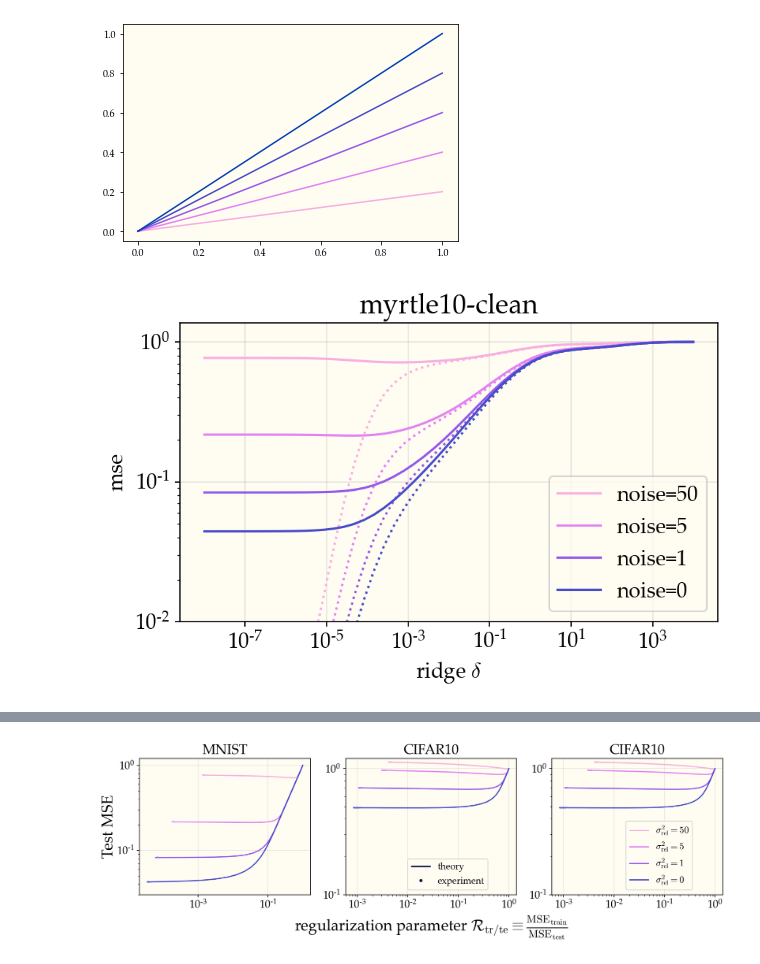
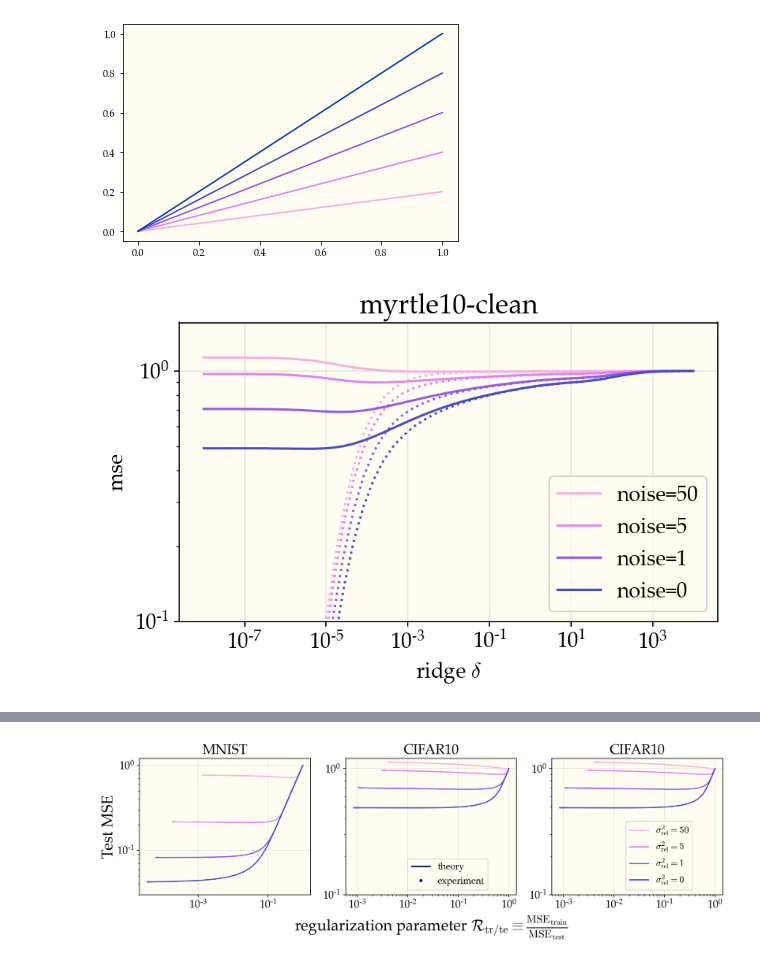
Before and after one commit to dkarkada/more-is-better, a Jupyter notebook: powerlaws.ipynb, the cells around one changed output, grey strips where cells are left out. Cells and saved outputs as stored; diff of their text form; code cells hidden in the pictures.

```diff
--- a/powerlaws.ipynb
+++ b/powerlaws.ipynb
@@ -61,48 +61,48 @@ plt.show()
 # %% [output]
 [figure]
 # %%
-DATASET_NAME = 'mnist'
+DATASET_NAME = 'cifar10'
 EXPT_NUM = 0
 DEPTH = 10
 
 expt = ExptDetails(EXPT_NUM, DEPTH, DATASET_NAME)
 work_dir = f"results/{DATASET_NAME}/{expt.expt_name}"
 with open(f"{work_dir}/eigdata.file", 'rb') as handle:
     eigdata = pickle.load(handle)
 with open(f"{work_dir}/eigstats.file", 'rb') as handle:
     eigstats = pickle.load(handle)
 with open(f"{work_dir}/optridge.file", 'rb') as handle:
     optridge = pickle.load(handle)
+
+    ax = plt.gca()
+
+color = get_color(0)
+ridges = optridge["ridges"]
+noises = optridge["noise_rels"]
+test_mses = optridge["test_mses"]
+train_mses = optridge["train_mses"]
+
+for i, noise in enumerate(noises[::-1]):
+    test_mse, train_mse = test_mses[noise], train_mses[noise]
+    test_mse += 1 - test_mse[-1]
+    train_mse += 1 - train_mse[-1]
+
+    ax.plot(ridges, test_mse, color=get_color(i), label=f"noise={noise}")
+    ax.plot(ridges, train_mse, ls=':', color=get_color(i))
+
+ax.set_title(f"{expt.expt_name}")
+ax.set_xscale('log')
+ax.set_yscale('log')
+
+ax.set_xlabel('ridge $\\delta$')
+ax.set_ylabel('mse')
+ax.set_ylim(1e-1)
+plt.legend()
+plt.tight_layout()
+plt.grid(alpha=0.3)
+plt.show()
+# %% [output]
+[figure, added]
-# %%
-ax = plt.gca()
-
-color = get_color(0)
-ridges = optridge["ridges"]
-noises = optridge["noise_rels"]
-test_mses = optridge["test_mses"]
-train_mses = optridge["train_mses"]
-
-for i, noise in enumerate(noises[::-1]):
-    test_mse, train_mse = test_mses[noise], train_mses[noise]
-    test_mse += 1 - test_mse[-1]
-    train_mse += 1 - train_mse[-1]
-
-    ax.plot(ridges, test_mse, color=get_color(i), label=f"noise={noise}")
-    ax.plot(ridges, train_mse, ls=':', color=get_color(i))
-
-ax.set_title(f"{expt.expt_name}")
-ax.set_xscale('log')
-ax.set_yscale('log')
-
-ax.set_xlabel('ridge $\\delta$')
-ax.set_ylabel('mse')
-ax.set_ylim(1e-2)
-plt.legend()
-plt.tight_layout()
-plt.grid(alpha=0.3)
-plt.show()
-# %% [output]
-[figure, removed]
 # %%
 def mse_theory(R, a, b, noise, n):
     R2 = np.sqrt(R)
```
Also changed, not shown: parts of 1 cell of this notebook, 1 other file.
